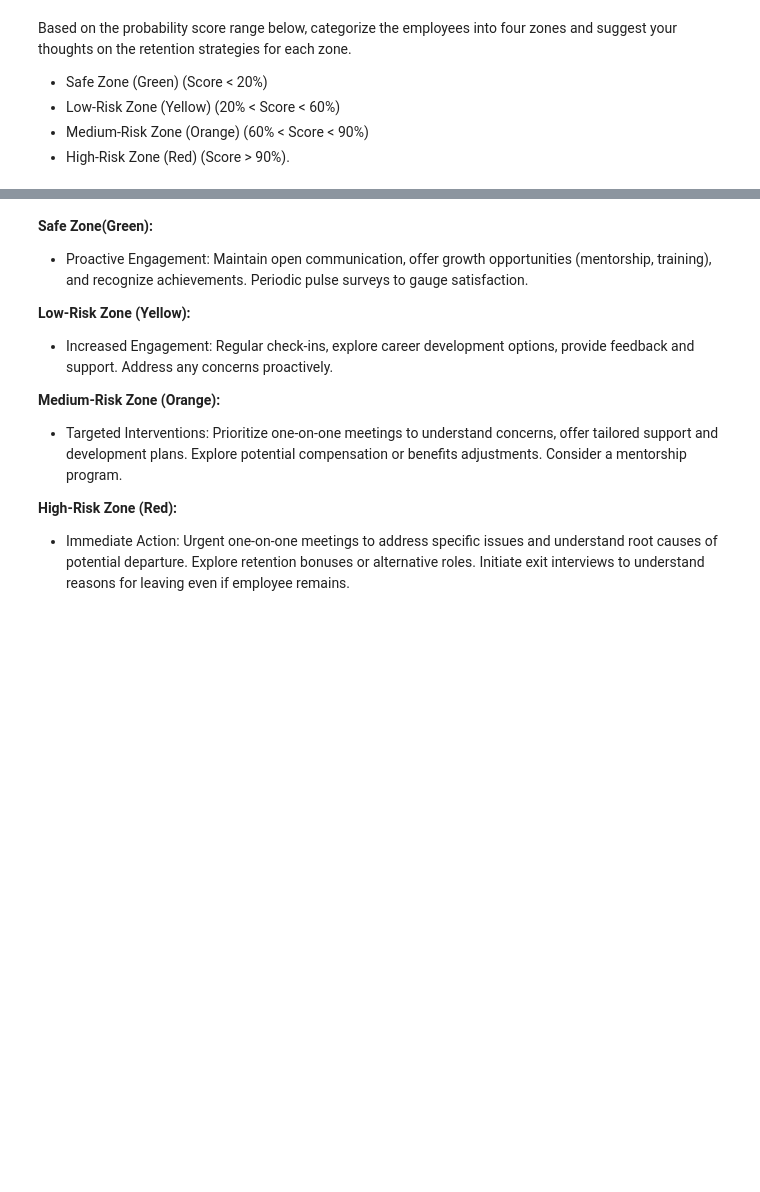
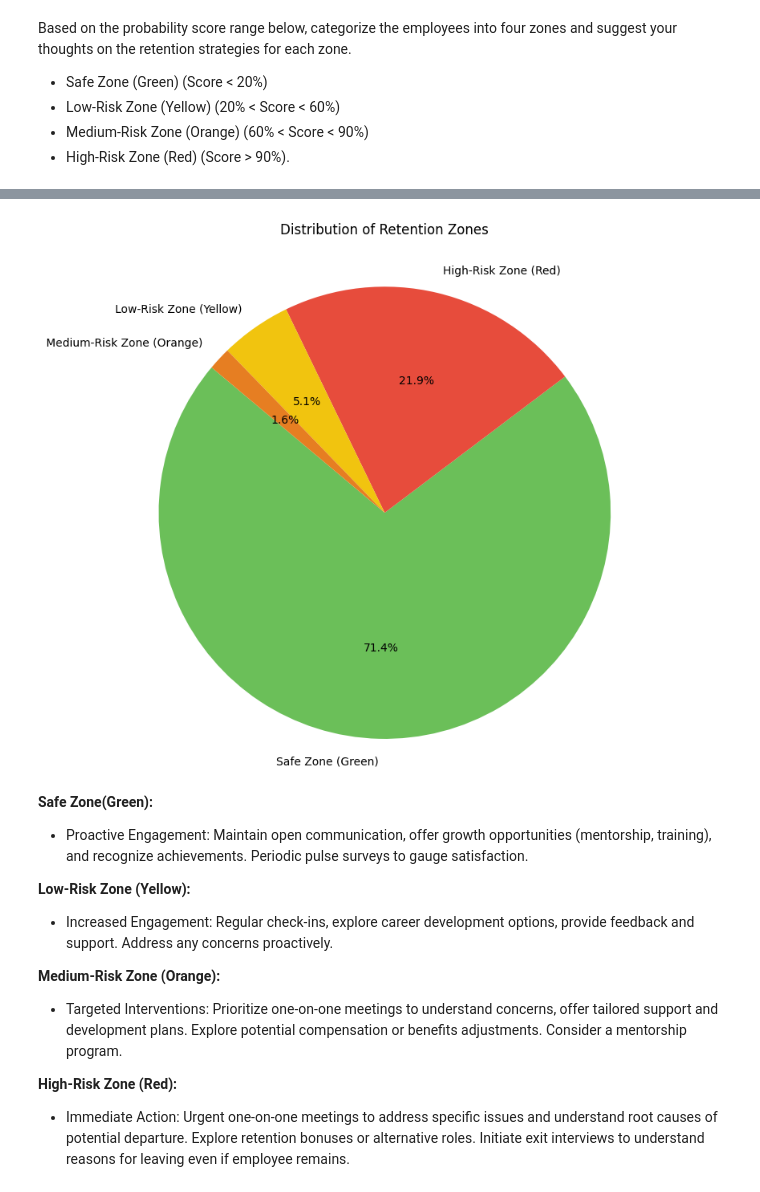
Before and after one commit to avesh-srivastava/ml-employee-turnover-analytics, a Jupyter notebook: notebooks/Employee_Turnover_Analytics.ipynb, the cells around one changed output, grey strips where cells are left out. Drawn from its saved outputs; the diff is of its cells as text; code cells hidden in the pictures; blank space fills up the shorter version.

Commit message:
replaced count chart with pie chart for better visibility

```diff
--- a/notebooks/Employee_Turnover_Analytics.ipynb
+++ b/notebooks/Employee_Turnover_Analytics.ipynb
@@ -19,8 +19,8 @@ import seaborn as sns
 import warnings
 warnings.filterwarnings('ignore')
 # %%
-# Load dataset into a dataframe
-df = pd.read_csv('/content/drive/MyDrive/Colab Notebooks/Practice/Machine Learning/Project/Project1/HR_comma_sep.csv')
+# Load dataset into a dataframe (update this path as per your file location)
+df = pd.read_csv('/content/drive/MyDrive/HR_comma_sep.csv')
 # %%
 # Display first five rows
 df.head(5)
@@ -665,3 +663,12 @@ plt.show()
+# %%
+# pie chart for zone_counts
+plt.figure(figsize=(8, 8))
+plt.pie(zone_counts, labels=zone_counts.index, autopct='%1.1f%%', startangle=140, colors=['#6BBF59', '#E74C3C', '#F1C40F', '#E67E22']) # Using Material Design color palette
+plt.title('Distribution of Retention Zones', y=1.05)
+plt.axis('equal')  # Equal aspect ratio ensures that pie is drawn as a circle.
+plt.show()
+# %% [output]
+[figure, added]
 # %% [markdown]
 
 
```
Also changed, not shown: parts of 2 cells of this notebook, 1 other file.
